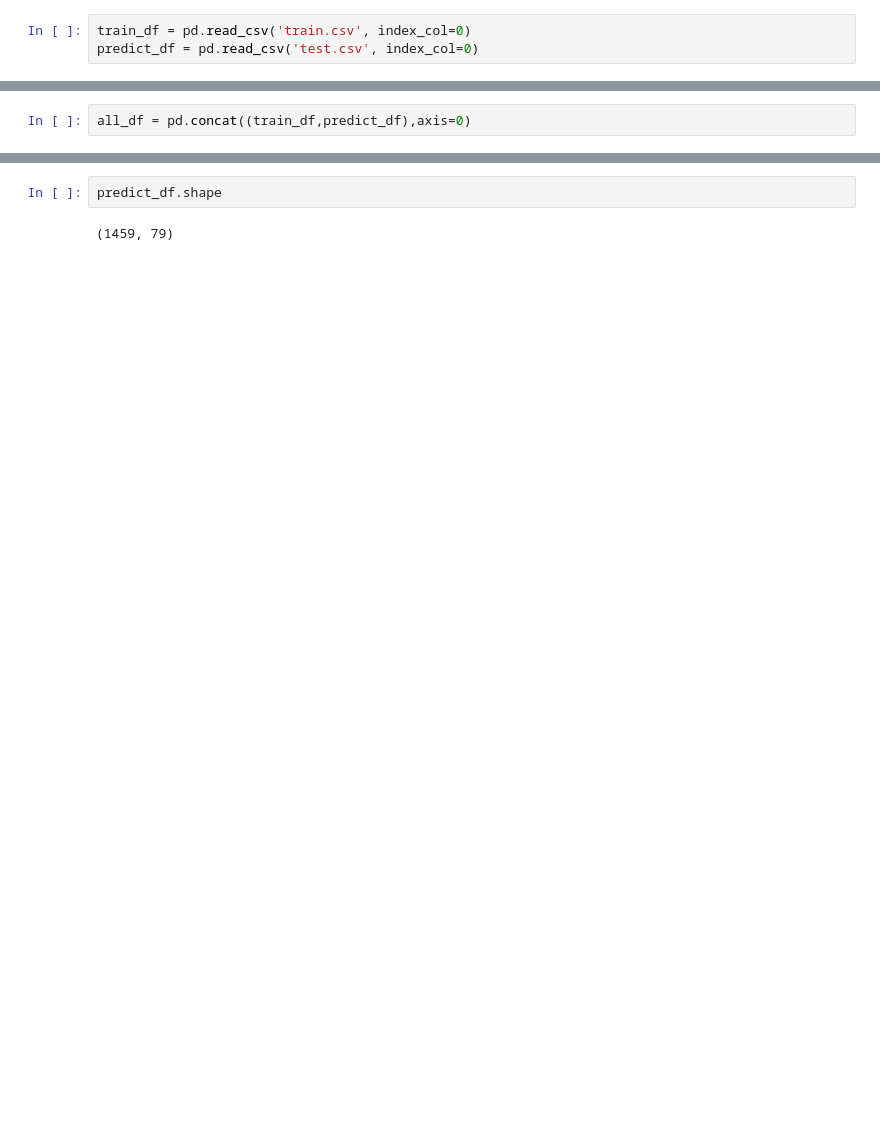
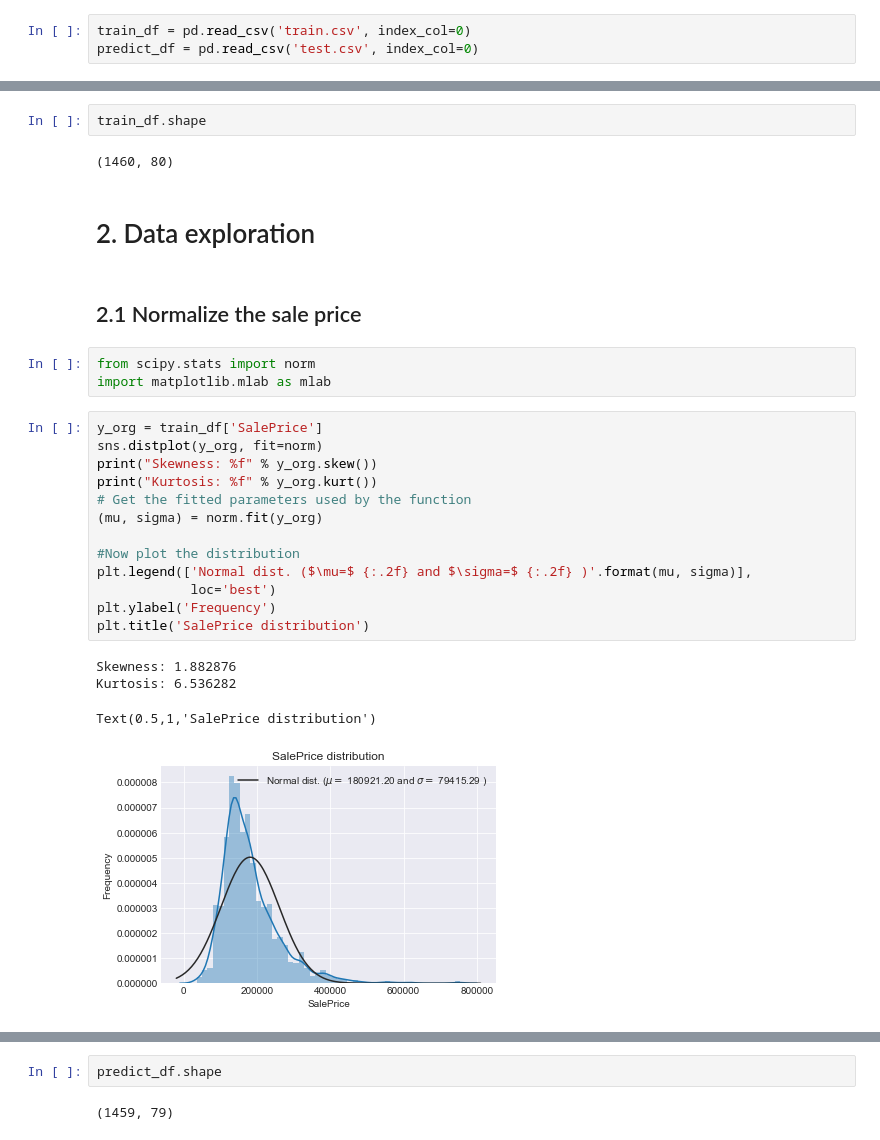
Before and after one commit to zhangchi9/Ames-Iowa-house-prices-prediction, a Jupyter notebook: house_price.ipynb, the cells around one changed output, grey strips where cells are left out. Saved outputs shown, nothing was run; the diff lists cells and outputs as text; blank space fills up the shorter version.

```diff
--- a/house_price.ipynb
+++ b/house_price.ipynb
@@ -41,2 +20,29 @@ y = np.log1p(train_df.pop('SalePrice'))
-# %%
-all_df = pd.concat((train_df,predict_df),axis=0)
+# %%
+train_df.shape
+# %% [output]
+(1460, 80)
+# %% [markdown]
+# 2. Data exploration
+# %% [markdown]
+## 2.1 Normalize the sale price
+# %%
+from scipy.stats import norm
+import matplotlib.mlab as mlab
+# %%
+y_org = train_df['SalePrice']
+sns.distplot(y_org, fit=norm)
+print("Skewness: %f" % y_org.skew())
+print("Kurtosis: %f" % y_org.kurt())
+# Get the fitted parameters used by the function
+(mu, sigma) = norm.fit(y_org)
+
+#Now plot the distribution
+plt.legend(['Normal dist. ($\mu=$ {:.2f} and $\sigma=$ {:.2f} )'.format(mu, sigma)],
+            loc='best')
+plt.ylabel('Frequency')
+plt.title('SalePrice distribution')
+# %% [output]
+Skewness: 1.882876
+Kurtosis: 6.536282
+Text(0.5,1,'SalePrice distribution')
+[figure, added]
```
Also changed, not shown: parts of 191 cells of this notebook, 18 other files.
